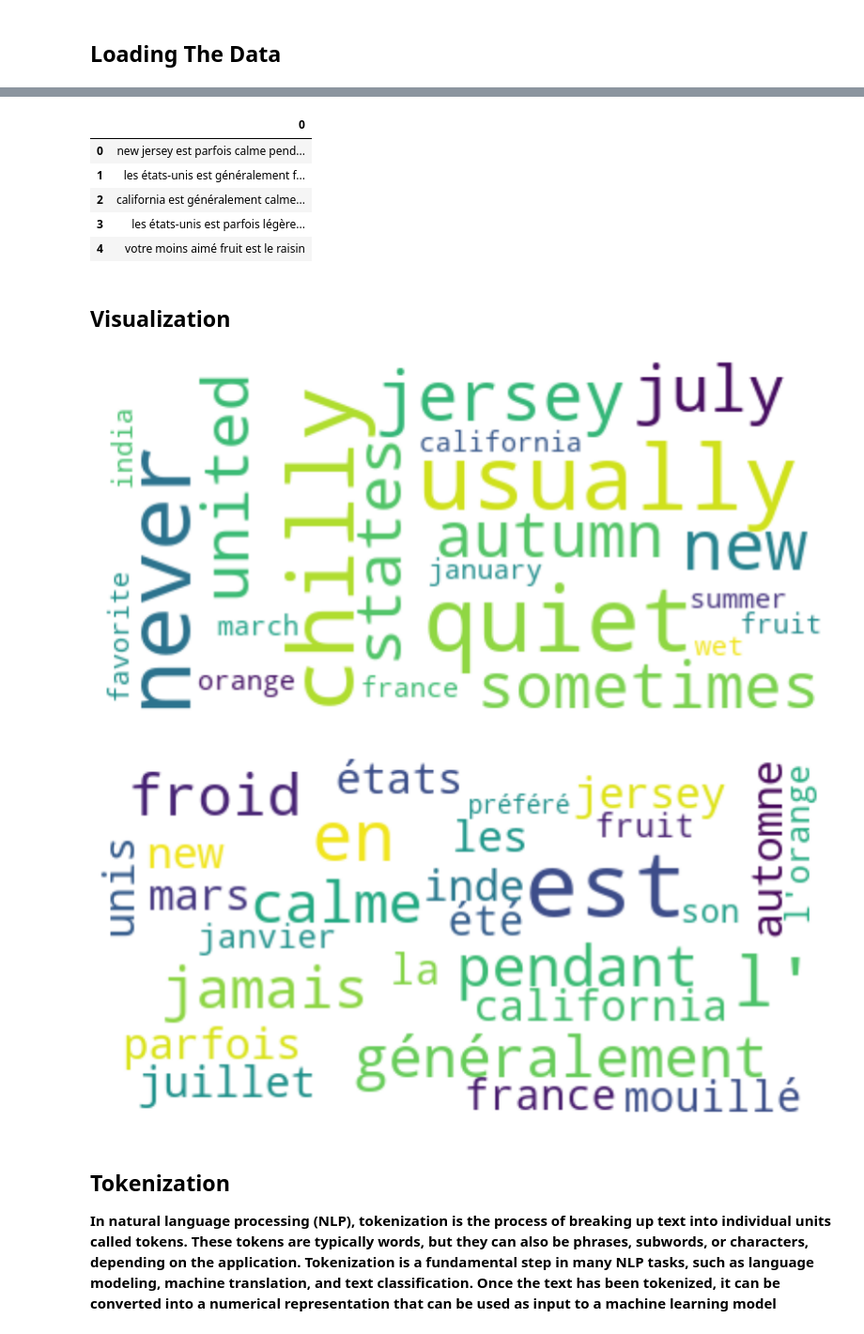
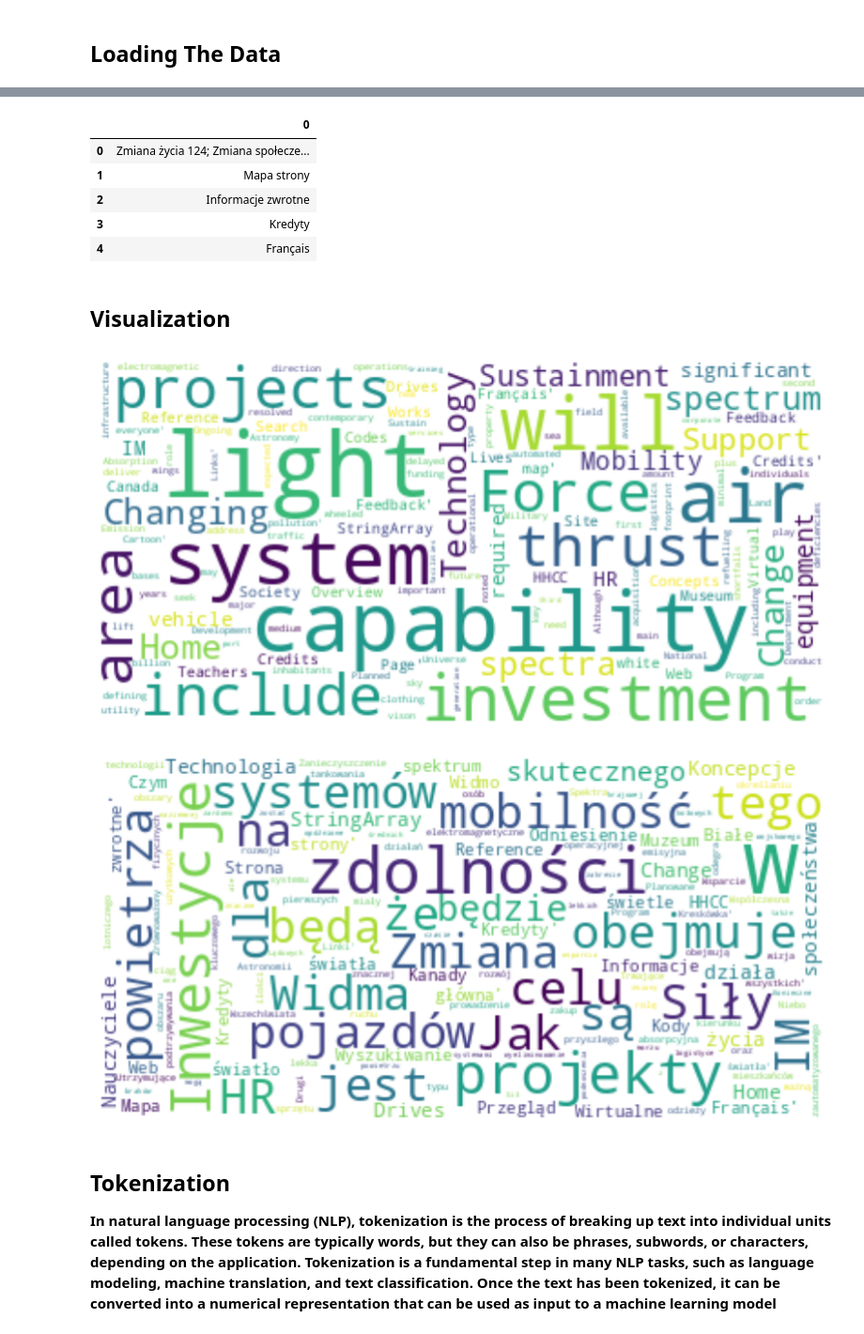
Before and after one commit to klima7/Transformer-Translation, a Jupyter notebook: model/introduction-to-transformers.ipynb, the cells around one changed output, grey strips where cells are left out. Shown at 94% size. Drawn from its saved outputs; the diff is of its cells as text; code cells hidden in the pictures.

Commit message:
Adjust partially another notebook for polish case

```diff
--- a/model/introduction-to-transformers.ipynb
+++ b/model/introduction-to-transformers.ipynb
@@ -158,3 +62,8 @@ fr_df =  pd.read_csv('/kaggle/input/english-to-french/small_vocab_fr.csv',header
+# %%
+data = pd.read_csv('../data/en-pl.csv', dtype={'en': 'string', 'pl': 'string'})
+# %%
+en_df = pd.DataFrame({0: data['en']})
+pl_df = pd.DataFrame({0: data['pl']})
 # %%
 en_df.head()
 # %% [output]
@@ -167,15 +76,15 @@ en_df.head()
 # %%
-fr_df.head()
+pl_df.head()
 # %% [output]
 |  | 0 |
-| 0 | new jersey est parfois calme pend... |
-| 1 | les états-unis est généralement f... |
-| 2 | california est généralement calme... |
-| 3 | les états-unis est parfois légère... |
-| 4 | votre moins aimé fruit est le raisin |
+| 0 | Zmiana życia 124; Zmiana społecze... |
+| 1 | Mapa strony |
+| 2 | Informacje zwrotne |
+| 3 | Kredyty |
+| 4 | Français |
 # %%
 english_sentences =  en_df[0].values
-french_sentences = fr_df[0].values
+polish_sentences = pl_df[0].values
 # %% [markdown]
 ## Visualization <a name="2-2"></a>
 # %%
@@ -188,19 +97,19 @@ plt.axis('off')
 
 plt.show()
 # %% [output]
-[figure, old version]
+[figure, new version]
 # %%
 # generate wordcloud for english corpus
 wordcloud = WordCloud(max_words=200, max_font_size=50, background_color='white')
-wordcloud = wordcloud.generate(str(french_sentences))
+wordcloud = wordcloud.generate(str(polish_sentences))
 
 plt.figure(figsize=(10, 8))
 plt.imshow(wordcloud, interpolation='bilinear')
 plt.axis('off')
 
 plt.show()
 # %% [output]
-[figure, old version]
+[figure, new version]
 # %%
 for i in range(len(english_sentences)):
     english_sentences[i] = "sos " + str(english_sentences[i]) + " eos."
```
Also changed, not shown: parts of 8 cells of this notebook.
